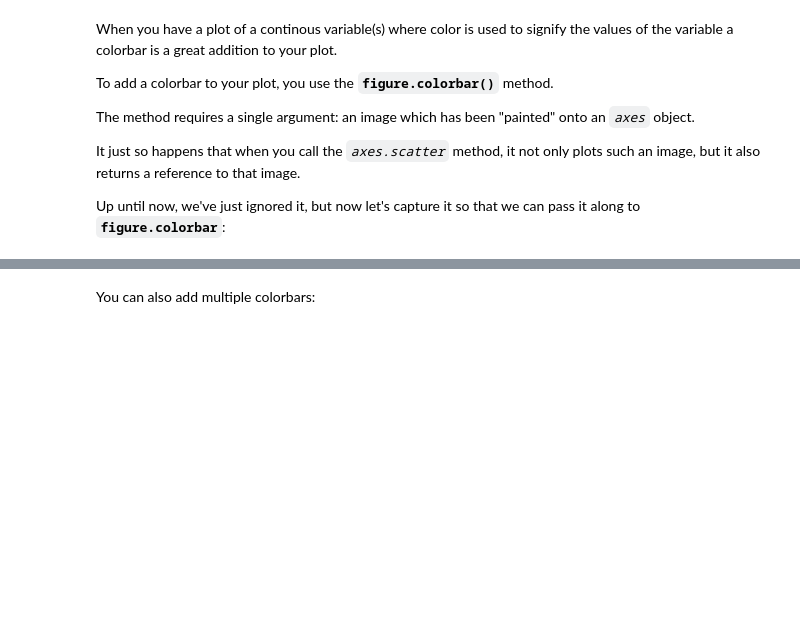
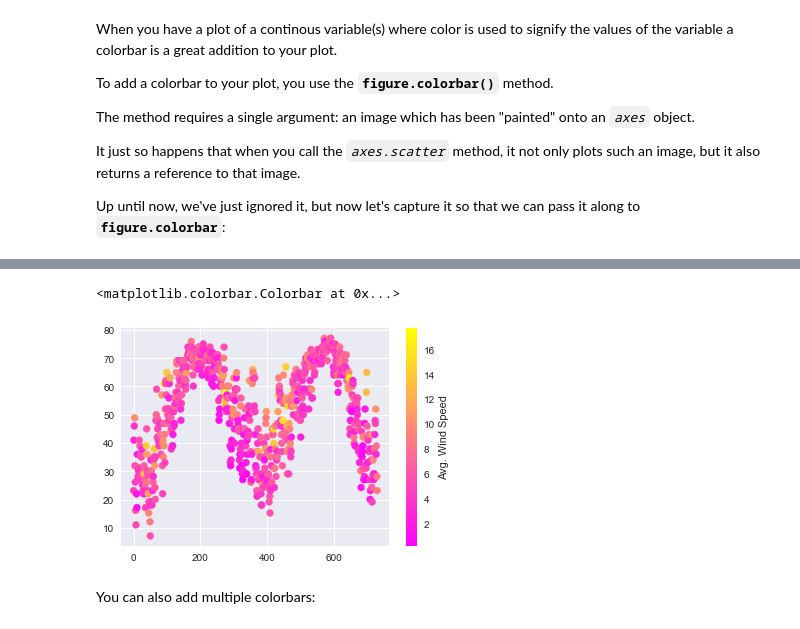
Before and after one commit to ssomanch/ITAO30210_Fall_2021, a Jupyter notebook: Lecture_20_Matplotlib_Scatter_BarPlots_Nov_04.ipynb, the cells around one changed output, grey strips where cells are left out. Saved outputs shown, nothing was run; the diff lists cells and outputs as text; code cells hidden in the pictures; blank space fills up the shorter version.

```diff
--- a/Lecture_20_Matplotlib_Scatter_BarPlots_Nov_04.ipynb
+++ b/Lecture_20_Matplotlib_Scatter_BarPlots_Nov_04.ipynb
@@ -116,15 +138,18 @@ figure.colorbar(
 # %%
 figure, axes = plt.subplots()
 
 scatter_image = axes.scatter(seattle_weather_2015_2016.index,
              seattle_weather_2015_2016['low_temp'],
              c=seattle_weather_2015_2016['avgwindspeed'],
-             cmap='coolwarm')
+             cmap='spring')
 
 figure.colorbar(
     scatter_image,
     label='Avg. Wind Speed' # You can also add a label
 )
+# %% [output]
+<matplotlib.colorbar.Colorbar at 0x...>
+[figure, added]
 # %% [markdown]
 You can also add multiple colorbars:
 # %%
```
Also changed, not shown: parts of 38 cells of this notebook.
